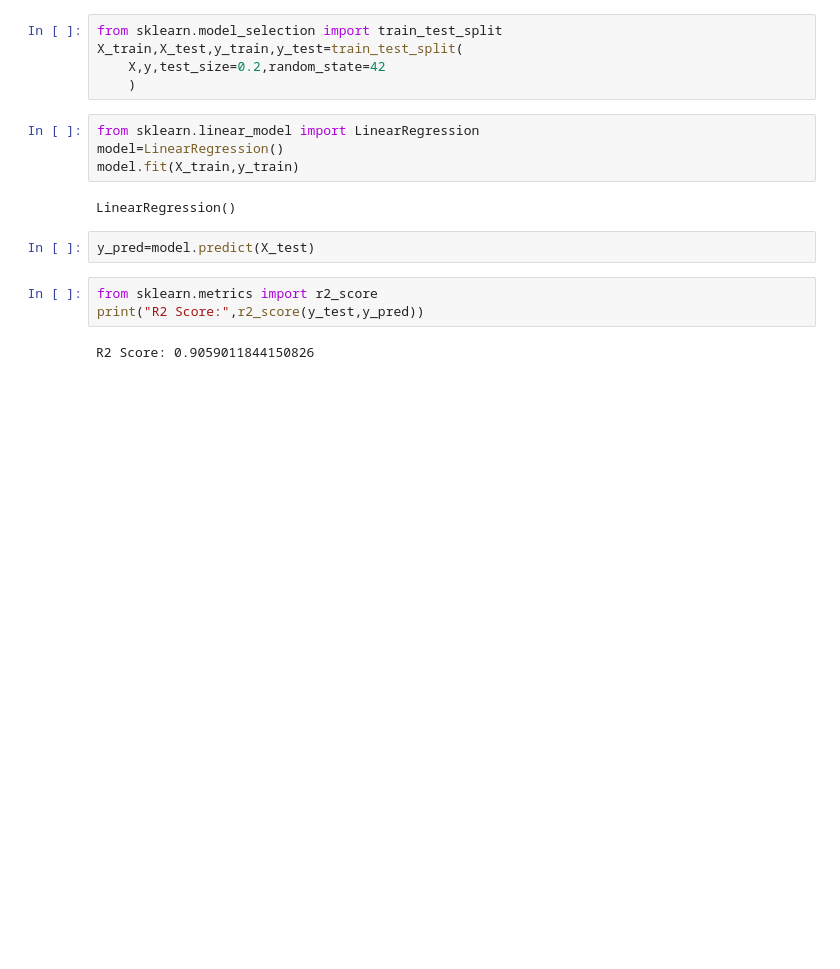
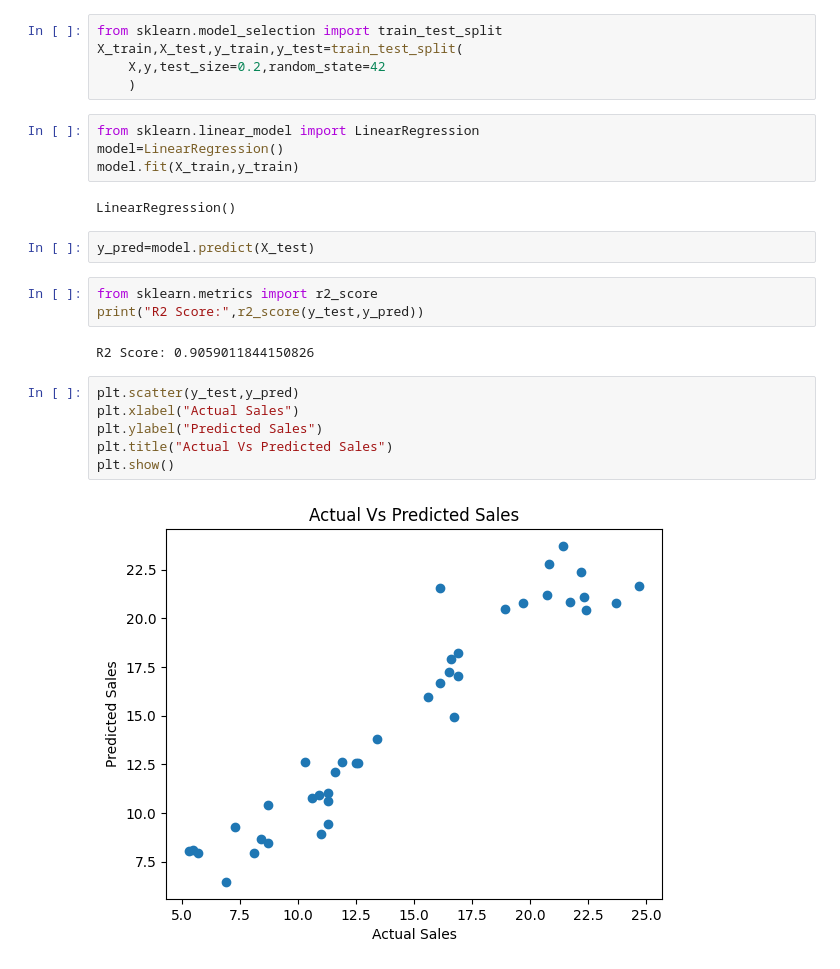
Before and after one commit to szeeshanZ123/CODSOFT, a Jupyter notebook: Sales.ipynb, the cells around one changed output. Saved outputs shown, nothing was run; the diff lists cells and outputs as text; blank space fills up the shorter version.

```diff
--- a/Sales.ipynb
+++ b/Sales.ipynb
@@ -56,3 +56,11 @@ from sklearn.metrics import r2_score
 print("R2 Score:",r2_score(y_test,y_pred))
 # %% [output]
 R2 Score: 0.9059011844150826
+# %%
+plt.scatter(y_test,y_pred)
+plt.xlabel("Actual Sales")
+plt.ylabel("Predicted Sales")
+plt.title("Actual Vs Predicted Sales")
+plt.show()
+# %% [output]
+[figure, added]
```
Also changed, not shown: parts of 1 cell of this notebook.
